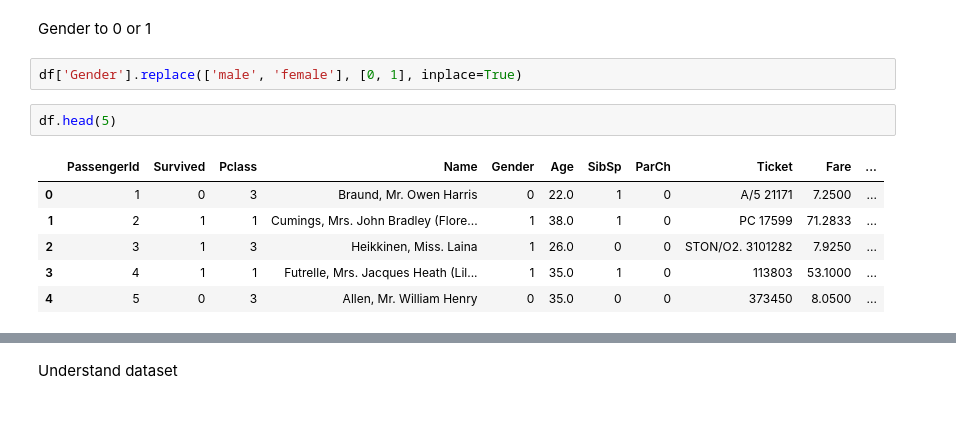
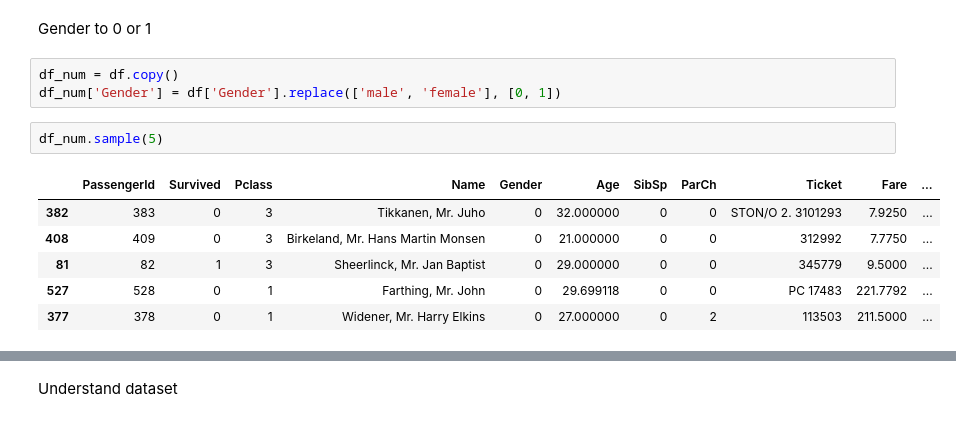
Before and after one commit to soheilabbasnia/titanic-eda, a Jupyter notebook: eda.ipynb, the cells around one changed output, grey strips where cells are left out. Drawn from its saved outputs; the diff is of its cells as text.

```diff
--- a/eda.ipynb
+++ b/eda.ipynb
@@ -111,13 +111,14 @@ df.head(1)
 # %% [markdown]
 Gender to 0 or 1
 # %%
-df['Gender'].replace(['male', 'female'], [0, 1], inplace=True)
+df_num = df.copy()
+df_num['Gender'] = df['Gender'].replace(['male', 'female'], [0, 1])
 # %%
-df.head(5)
+df_num.sample(5)
 # %% [output]
 |  | PassengerId | Survived | Pclass | Name | Gender | Age | SibSp | ParCh | Ticket | Fare | ... |
-| 0 | 1 | 0 | 3 | Braund, Mr. Owen Harris | 0 | 22.0 | 1 | 0 | A/5 21171 | 7.2500 | ... |
-| 1 | 2 | 1 | 1 | Cumings, Mrs. John Bradley (Flore... | 1 | 38.0 | 1 | 0 | PC 17599 | 71.2833 | ... |
-| 2 | 3 | 1 | 3 | Heikkinen, Miss. Laina | 1 | 26.0 | 0 | 0 | STON/O2. 3101282 | 7.9250 | ... |
-| 3 | 4 | 1 | 1 | Futrelle, Mrs. Jacques Heath (Lil... | 1 | 35.0 | 1 | 0 | 113803 | 53.1000 | ... |
-| 4 | 5 | 0 | 3 | Allen, Mr. William Henry | 0 | 35.0 | 0 | 0 | 373450 | 8.0500 | ... |
+| 382 | 383 | 0 | 3 | Tikkanen, Mr. Juho | 0 | 32.000000 | 0 | 0 | STON/O 2. 3101293 | 7.9250 | ... |
+| 408 | 409 | 0 | 3 | Birkeland, Mr. Hans Martin Monsen | 0 | 21.000000 | 0 | 0 | 312992 | 7.7750 | ... |
+| 81 | 82 | 1 | 3 | Sheerlinck, Mr. Jan Baptist | 0 | 29.000000 | 0 | 0 | 345779 | 9.5000 | ... |
+| 527 | 528 | 0 | 1 | Farthing, Mr. John | 0 | 29.699118 | 0 | 0 | PC 17483 | 221.7792 | ... |
+| 377 | 378 | 0 | 1 | Widener, Mr. Harry Elkins | 0 | 27.000000 | 0 | 2 | 113503 | 211.5000 | ... |
```
Also changed, not shown: parts of 17 cells of this notebook.
